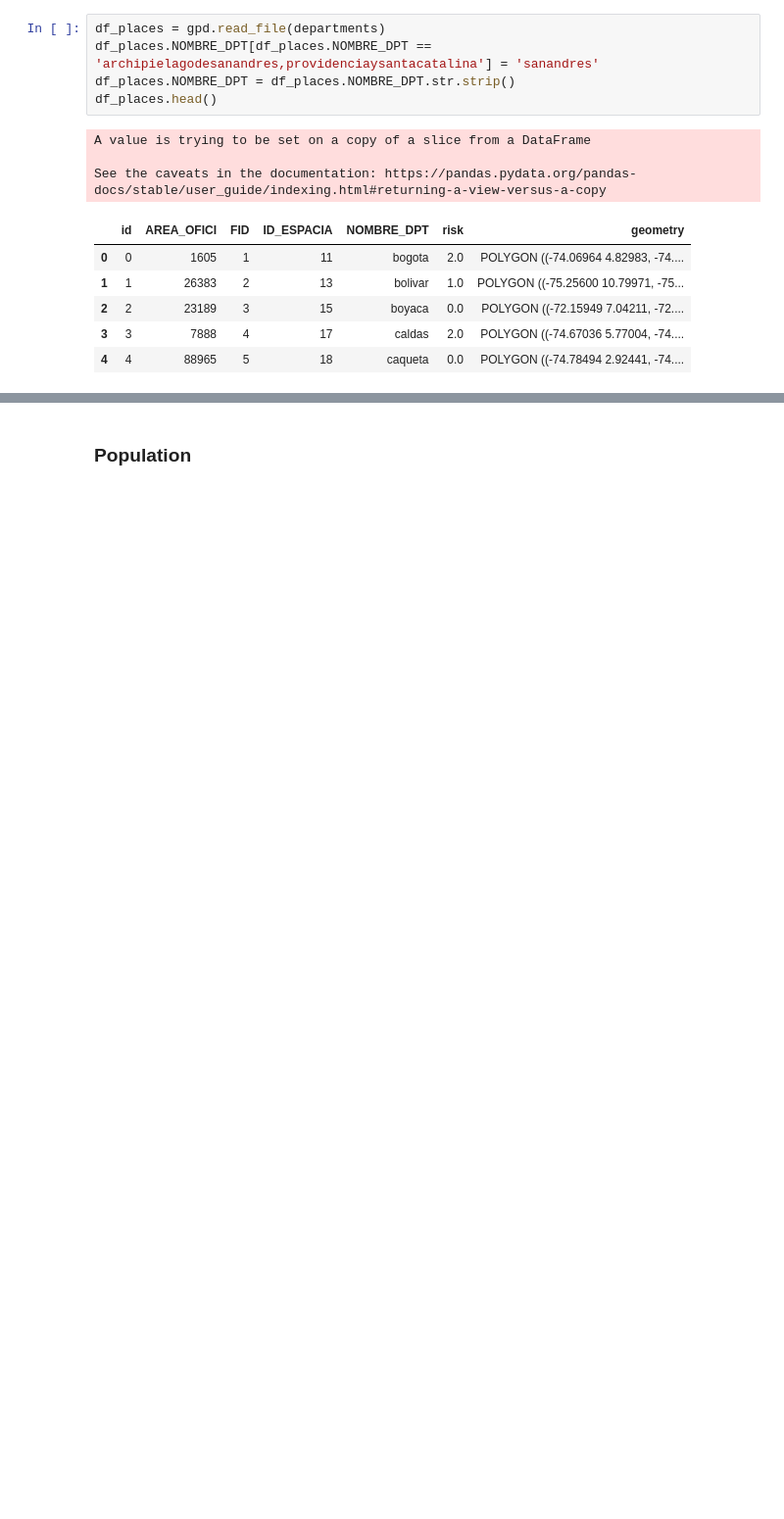
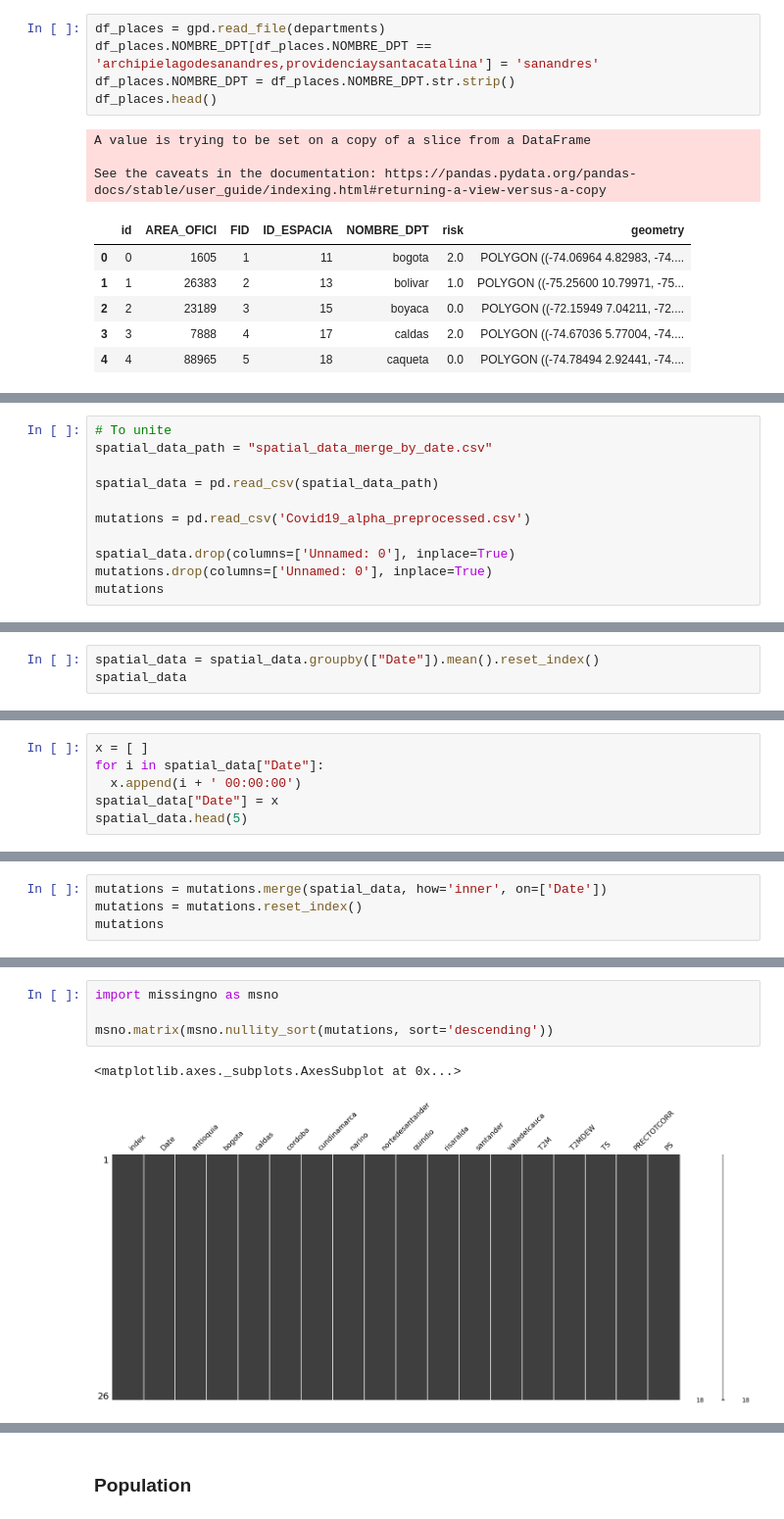
Before and after one commit to sebasmos/Mu_COV19_NASA, a Jupyter notebook: Preprocessing/Covid_dataset_alphaCovariant.ipynb, the cells around one changed output, grey strips where cells are left out. Shown at 98% size. Saved outputs shown, nothing was run; the diff lists cells and outputs as text; blank space fills up the shorter version.

Commit message:
adding data

```diff
--- a/Preprocessing/Covid_dataset_alphaCovariant.ipynb
+++ b/Preprocessing/Covid_dataset_alphaCovariant.ipynb
@@ -73,0 +79,11 @@ mutations
+# %%
+# To unite
+spatial_data_path = "spatial_data_merge_by_date.csv"
+
+spatial_data = pd.read_csv(spatial_data_path)
+
+mutations = pd.read_csv('Covid19_alpha_preprocessed.csv')
+
+spatial_data.drop(columns=['Unnamed: 0'], inplace=True)
+mutations.drop(columns=['Unnamed: 0'], inplace=True)
+mutations
@@ -73,0 +108,3 @@ mutations
+# %%
+spatial_data = spatial_data.groupby(["Date"]).mean().reset_index()
+spatial_data
@@ -73,0 +125,6 @@ mutations
+# %%
+x = [ ]
+for i in spatial_data["Date"]:
+  x.append(i + ' 00:00:00')
+spatial_data["Date"] = x
+spatial_data.head(5)
@@ -73,0 +138,4 @@ mutations
+# %%
+mutations = mutations.merge(spatial_data, how='inner', on=['Date'])
+mutations = mutations.reset_index()
+mutations
@@ -73,0 +160,7 @@ mutations
+# %%
+import missingno as msno
+
+msno.matrix(msno.nullity_sort(mutations, sort='descending'))
+# %% [output]
+<matplotlib.axes._subplots.AxesSubplot at 0x...>
+[figure, added]
```
Also changed, not shown: parts of 21 cells of this notebook, 8 other files.
